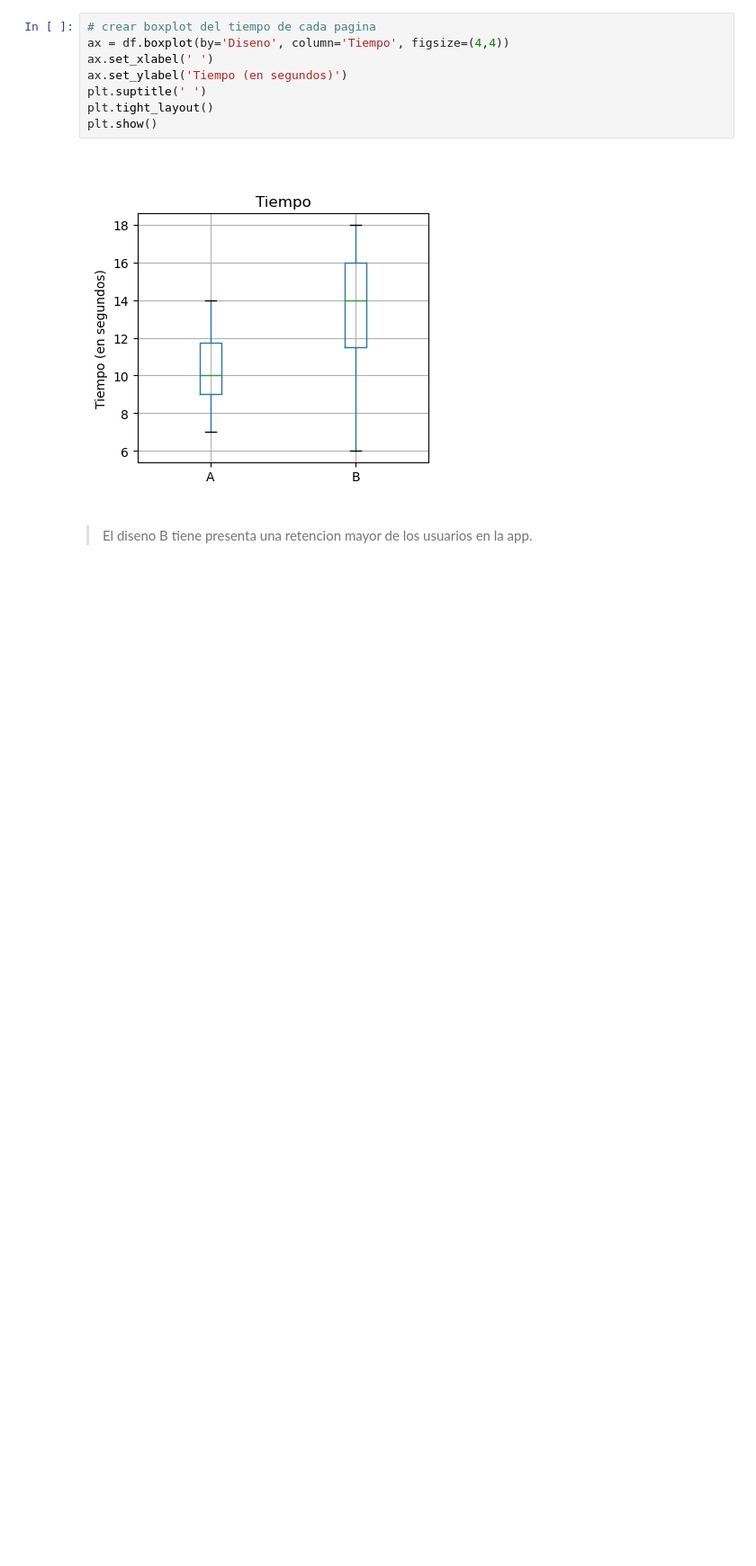
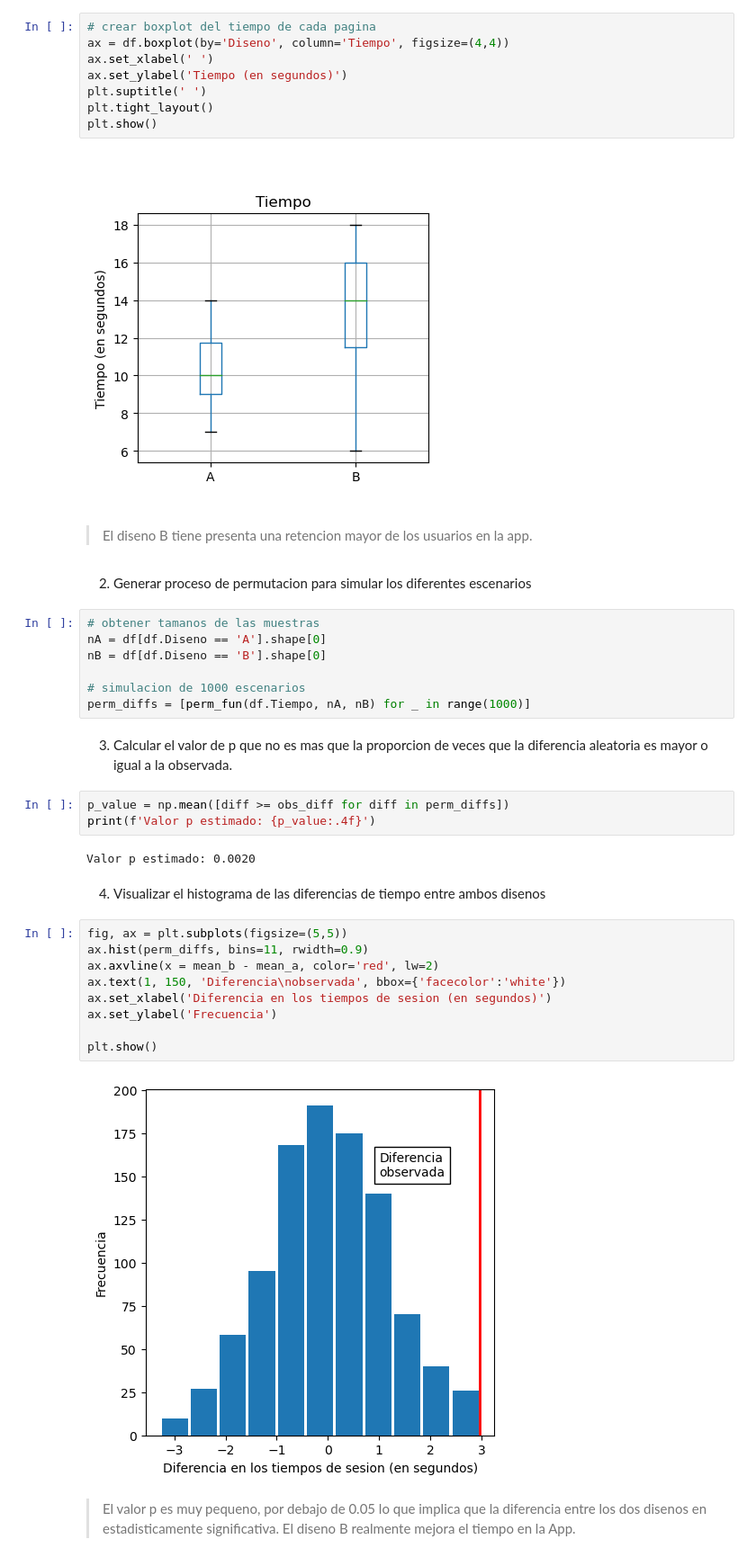
Before and after one commit to jbernalg/Learning_Data, a Jupyter notebook: Statistical_Practice_Book/cap_3.ipynb, the cells around one changed output. Shown at 90% size. Cells and saved outputs as stored; diff of their text form; blank space fills up the shorter version.

Commit message:
ejercicio 1: calculo de p-value 1.2

```diff
--- a/Statistical_Practice_Book/cap_3.ipynb
+++ b/Statistical_Practice_Book/cap_3.ipynb
@@ -257,3 +257,34 @@ plt.show()
 [figure]
 # %% [markdown]
 > El diseno B tiene presenta una retencion mayor de los usuarios en la app.
+# %% [markdown]
+2. Generar proceso de permutacion para simular los diferentes escenarios
+# %%
+# obtener tamanos de las muestras
+nA = df[df.Diseno == 'A'].shape[0]
+nB = df[df.Diseno == 'B'].shape[0]
+
+# simulacion de 1000 escenarios
+perm_diffs = [perm_fun(df.Tiempo, nA, nB) for _ in range(1000)]
+# %% [markdown]
+3. Calcular el valor de p que no es mas que la proporcion de veces que la diferencia aleatoria es mayor o igual a la observada.
+# %%
+p_value = np.mean([diff >= obs_diff for diff in perm_diffs])
+print(f'Valor p estimado: {p_value:.4f}')
+# %% [output]
+Valor p estimado: 0.0020
+# %% [markdown]
+4. Visualizar el histograma de las diferencias de tiempo entre ambos disenos
+# %%
+fig, ax = plt.subplots(figsize=(5,5))
+ax.hist(perm_diffs, bins=11, rwidth=0.9)
+ax.axvline(x = mean_b - mean_a, color='red', lw=2)
+ax.text(1, 150, 'Diferencia\nobservada', bbox={'facecolor':'white'})
+ax.set_xlabel('Diferencia en los tiempos de sesion (en segundos)')
+ax.set_ylabel('Frecuencia')
+
+plt.show()
+# %% [output]
+[figure, added]
+# %% [markdown]
+> El valor p es muy pequeno, por debajo de 0.05 lo que implica que la diferencia entre los dos disenos en estadisticamente significativa. El diseno B realmente mejora el tiempo en la App.
```
Also changed, not shown: parts of 3 cells of this notebook.
